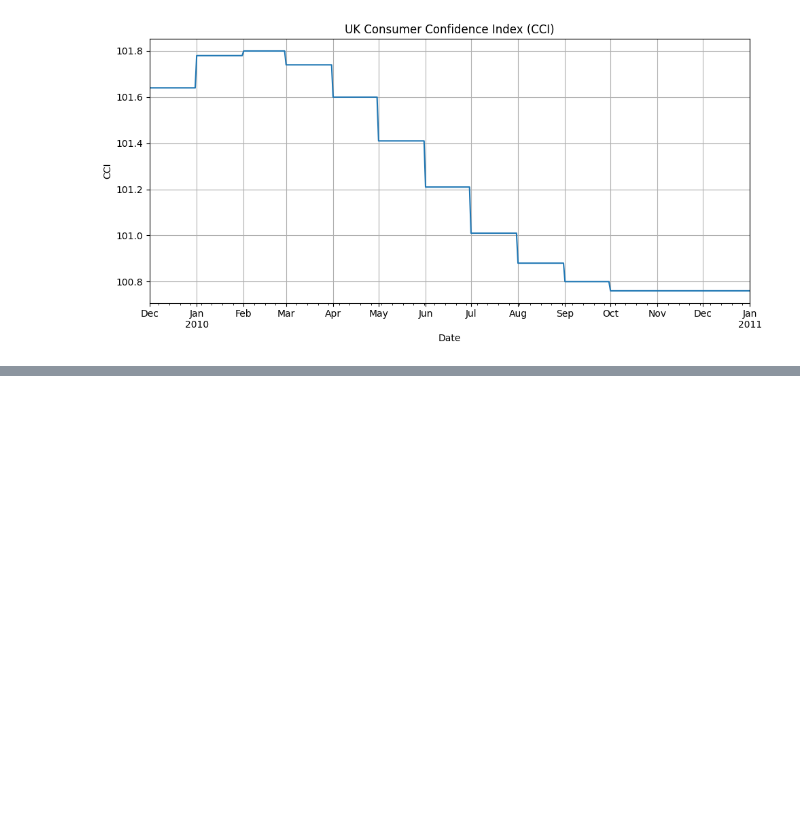
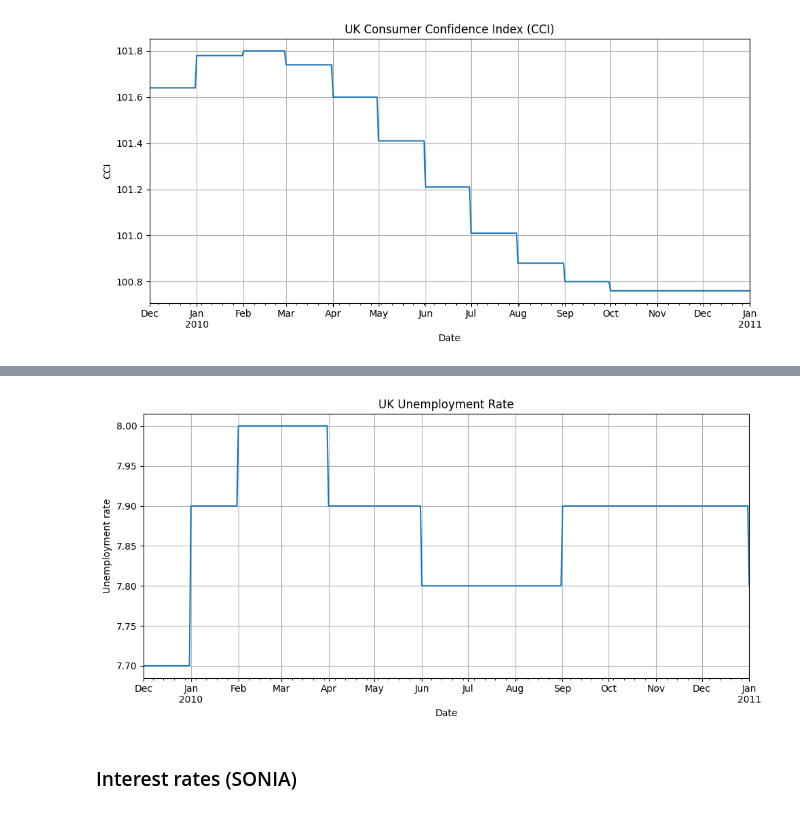
Before and after one commit to luizvalle/ieor4578_project2, a Jupyter notebook: notebooks/explanatory_variables/explanatory_variable_collection2.ipynb, the cells around one changed output, grey strips where cells are left out. Drawn from its saved outputs; the diff is of its cells as text; code cells hidden in the pictures; blank space fills up the shorter version.

```diff
--- a/notebooks/explanatory_variables/explanatory_variable_collection2.ipynb
+++ b/notebooks/explanatory_variables/explanatory_variable_collection2.ipynb
@@ -518,0 +552,22 @@ with open(os.path.join(SAVE_DIR, SAVE_FILENAME), 'w') as f:
+# %%
+monthly_unemployment_df = unemployment_df[
+    lambda x: (
+        x['Title'].str.match(r'^\d{4} [A-Z]{3}$', na=False)
+    )
+]
+monthly_unemployment_df['unemploymentY: Index level (2015=100)'] = pd.to_numeric(
+    monthly_unemployment_df['Unemployment rate (aged 16 and over, seasonally adjusted): %'], errors='coerce').dropna()
+dates = pd.to_datetime(monthly_unemployment_df['Title'])
+unemployment = monthly_unemployment_df['Unemployment rate (aged 16 and over, seasonally adjusted): %'].astype(float)
+
+uk_monthly_unemployment_df = pd.DataFrame({
+    'Date': dates,
+    'unemployment': unemployment,
+})
+
+uk_monthly_unemployment_df = uk_monthly_unemployment_df[
+    lambda x: (START_DATE <= x['Date']) & (x['Date'] <= END_DATE)
+]
+
+uk_monthly_unemployment = uk_monthly_unemployment_df.set_index('Date')
+uk_monthly_unemployment
@@ -518,0 +591,5 @@ with open(os.path.join(SAVE_DIR, SAVE_FILENAME), 'w') as f:
+# %%
+uk_daily_unemployment = uk_monthly_unemployment.resample('D').mean()
+uk_daily_unemployment = uk_daily_unemployment.sort_index()
+uk_daily_unemployment = uk_daily_unemployment.ffill()
+uk_daily_unemployment
@@ -518,0 +611,15 @@ with open(os.path.join(SAVE_DIR, SAVE_FILENAME), 'w') as f:
+# %%
+fig, ax = plt.subplots(figsize=(10,5))
+
+uk_daily_unemployment.plot(ax=ax)
+
+ax.set_title('UK Unemployment Rate')
+ax.set_xlabel('Date')
+ax.set_ylabel('Unemployment rate')
+ax.grid(True)
+ax.legend().remove()
+
+plt.tight_layout()
+plt.show()
+# %% [output]
+[figure, added]
@@ -518,0 +643,2 @@ with open(os.path.join(SAVE_DIR, SAVE_FILENAME), 'w') as f:
+# %% [markdown]
+### Interest rates (SONIA)
```
Also changed, not shown: parts of 10 cells of this notebook.
